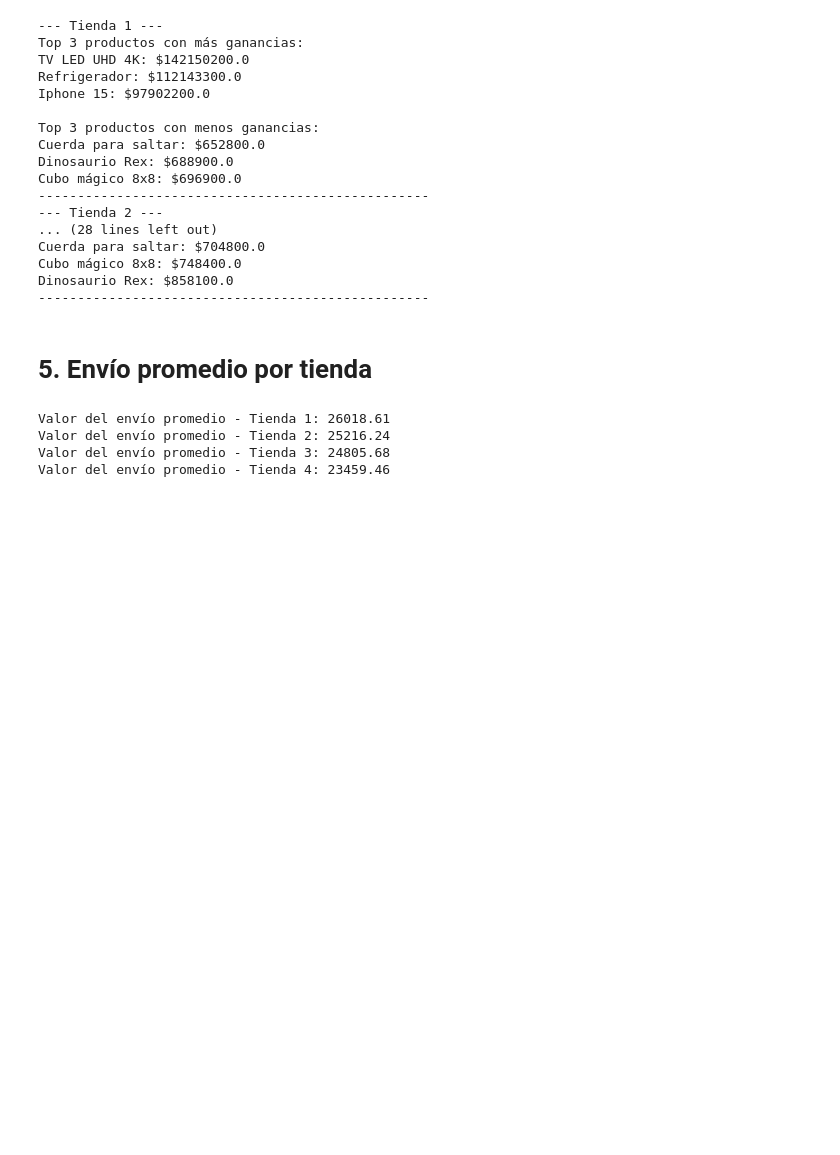
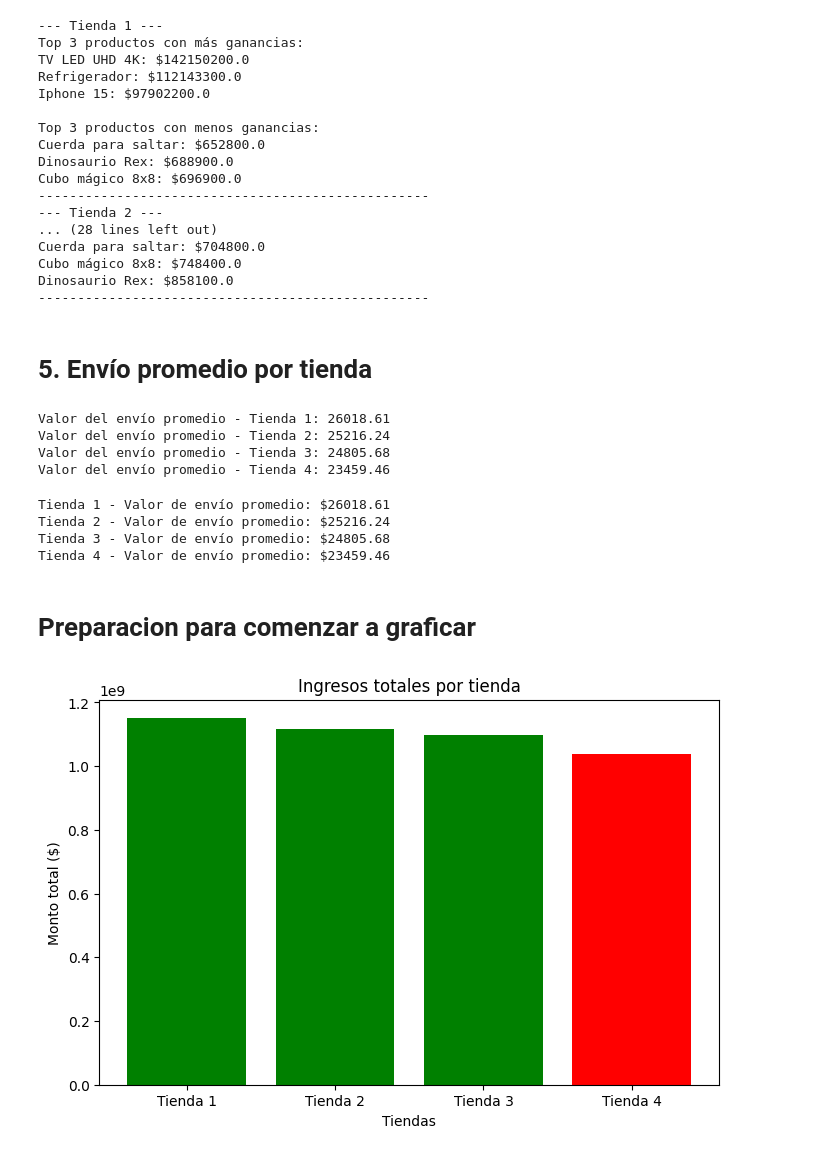
Before and after one commit to navros-fabian/Challenge-Alura_Store-Latam, a Jupyter notebook: AluraStoreLatam.ipynb, the cells around one changed output. Drawn from its saved outputs; the diff is of its cells as text; code cells hidden in the pictures; blank space fills up the shorter version.

```diff
--- a/AluraStoreLatam.ipynb
+++ b/AluraStoreLatam.ipynb
@@ -210,7 +191,7 @@ Dinosaurio Rex: $858100.0
 # 5. Envío promedio por tienda
 # %%
 # Lista de tiendas
-tiendas = [tienda, tienda2, tienda3, tienda4]
+tiendas = [tienda1, tienda2, tienda3, tienda4]
 
 # Calcular el valor promedio del envío por tienda
 for i, t in enumerate(tiendas, start=1):
@@ -221,3 +202,44 @@ Valor del envío promedio - Tienda 1: 26018.61
 Valor del envío promedio - Tienda 2: 25216.24
 Valor del envío promedio - Tienda 3: 24805.68
 Valor del envío promedio - Tienda 4: 23459.46
+# %%
+def envio_promedio_por_tienda(tienda, numero_tienda):
+    # Calcular el valor promedio del envío
+    promedio_envio = tienda["Costo de envío"].mean()
+    print(f"Tienda {numero_tienda} - Valor de envío promedio: ${promedio_envio:.2f}")
+
+for i, t in enumerate(tiendas, start=1):
+    envio_promedio_por_tienda(t, i)
+# %% [output]
+Tienda 1 - Valor de envío promedio: $26018.61
+Tienda 2 - Valor de envío promedio: $25216.24
+Tienda 3 - Valor de envío promedio: $24805.68
+Tienda 4 - Valor de envío promedio: $23459.46
+# %% [markdown]
+# Preparacion para comenzar a graficar
+# %%
+import matplotlib.pyplot as plt
+
+# Calcular ingresos totales por tienda
+ingresos_tiendas = []
+for i, t in enumerate(tiendas, start=1):
+    ingresos_totales = t["Precio"].sum()
+    ingresos_tiendas.append((f"Tienda {i}", ingresos_totales))
+
+# Convertir a listas separadas para graficar
+nombres_tiendas = [tienda for tienda, _ in ingresos_tiendas]
+valores_ingresos = [ingreso for _, ingreso in ingresos_tiendas]
+
+# Definir colores: rojo para el menor, verde para los demás
+min_ingreso = min(valores_ingresos)
+colores = ["red" if ingreso == min_ingreso else "green" for ingreso in valores_ingresos]
+
+# Gráfico de barras con colores personalizados
+plt.figure(figsize=(8,5))
+plt.bar(nombres_tiendas, valores_ingresos, color=colores)
+plt.title("Ingresos totales por tienda")
+plt.ylabel("Monto total ($)")
+plt.xlabel("Tiendas")
+plt.show()
+# %% [output]
+[figure, added]
```
Also changed, not shown: parts of 4 cells of this notebook.
